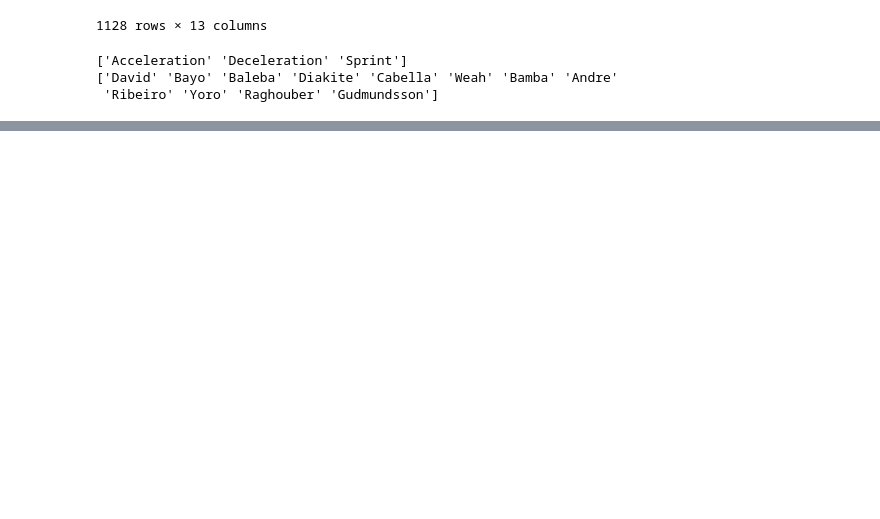
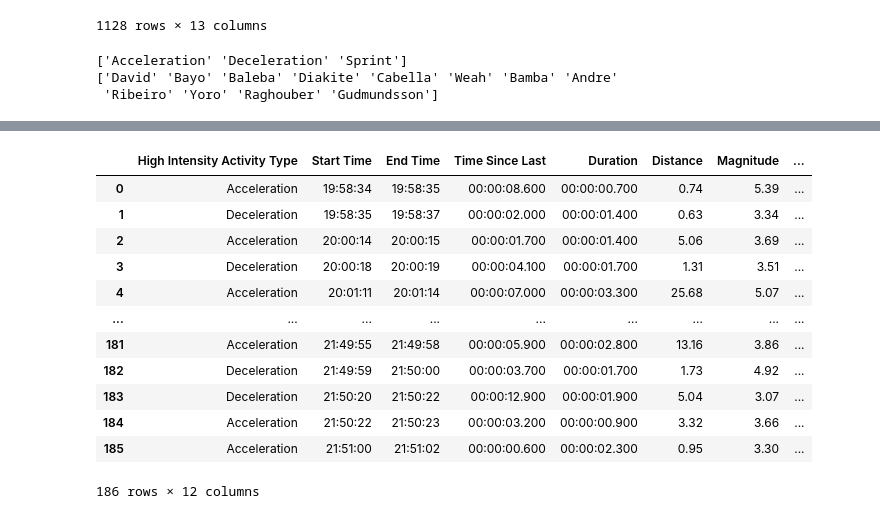
Before and after one commit to j-mundondo/football_data_chat, a Jupyter notebook: EDA/EDA.ipynb, the cells around one changed output, grey strips where cells are left out. Cells and saved outputs as stored; diff of their text form; code cells hidden in the pictures; blank space fills up the shorter version.

```diff
--- a/EDA/EDA.ipynb
+++ b/EDA/EDA.ipynb
@@ -64,0 +89,27 @@ david_df.head(50)
+# %%
+def tag_preceding_action(df):
+    # Create a new column with the previous row's HIA Type
+    df['Preceding HIA'] = df['High Intensity Activity Type'].shift(1)
+
+    # Fill the first row's NaN with "First Action" or another suitable label
+    df['Preceding HIA'] = df['Preceding HIA'].fillna("First Action")
+
+    return df
+
+# Usage
+david_df = tag_preceding_action(david_df)
+david_df
+# %% [output]
+|  | High Intensity Activity Type | Start Time | End Time | Time Since Last | Duration | Distance | Magnitude | ... |
+| 0 | Acceleration | 19:58:34 | 19:58:35 | 00:00:08.600 | 00:00:00.700 | 0.74 | 5.39 | ... |
+| 1 | Deceleration | 19:58:35 | 19:58:37 | 00:00:02.000 | 00:00:01.400 | 0.63 | 3.34 | ... |
+| 2 | Acceleration | 20:00:14 | 20:00:15 | 00:00:01.700 | 00:00:01.400 | 5.06 | 3.69 | ... |
+| 3 | Deceleration | 20:00:18 | 20:00:19 | 00:00:04.100 | 00:00:01.700 | 1.31 | 3.51 | ... |
+| 4 | Acceleration | 20:01:11 | 20:01:14 | 00:00:07.000 | 00:00:03.300 | 25.68 | 5.07 | ... |
+| ... | ... | ... | ... | ... | ... | ... | ... | ... |
+| 181 | Acceleration | 21:49:55 | 21:49:58 | 00:00:05.900 | 00:00:02.800 | 13.16 | 3.86 | ... |
+| 182 | Deceleration | 21:49:59 | 21:50:00 | 00:00:03.700 | 00:00:01.700 | 1.73 | 4.92 | ... |
+| 183 | Deceleration | 21:50:20 | 21:50:22 | 00:00:12.900 | 00:00:01.900 | 5.04 | 3.07 | ... |
+| 184 | Acceleration | 21:50:22 | 21:50:23 | 00:00:03.200 | 00:00:00.900 | 3.32 | 3.66 | ... |
+| 185 | Acceleration | 21:51:00 | 21:51:02 | 00:00:00.600 | 00:00:02.300 | 0.95 | 3.30 | ... |
+186 rows × 12 columns
```
Also changed, not shown: parts of 4 cells of this notebook, 3 other files.
